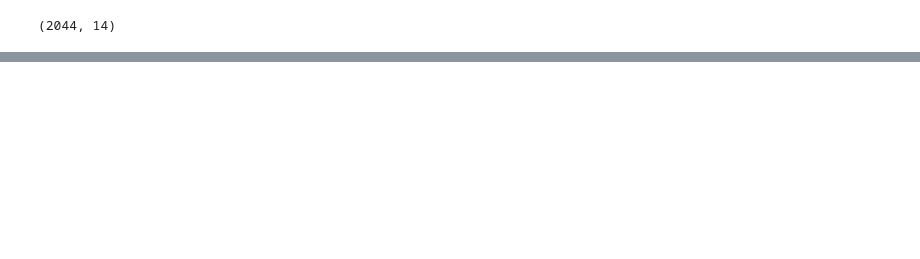
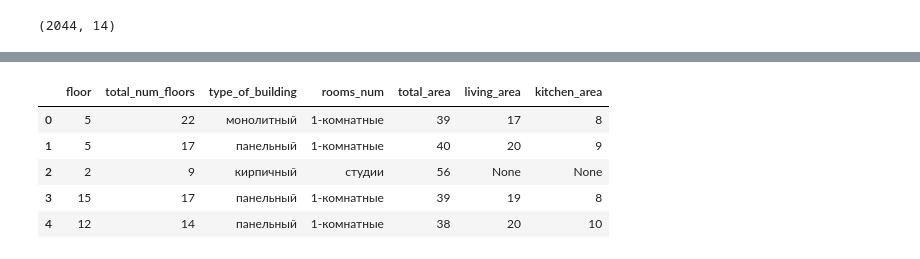
Before and after one commit to Pexincludtay/moscow_apartments, a Jupyter notebook: 1_avito_apartments.ipynb, the cells around one changed output, grey strips where cells are left out. Drawn from its saved outputs; the diff is of its cells as text; code cells hidden in the pictures; blank space fills up the shorter version.

```diff
--- a/1_avito_apartments.ipynb
+++ b/1_avito_apartments.ipynb
@@ -35,2 +107,0 @@ null_currency_index = df[df.currency.isnull() ==True].index
-# %%
-df = df.drop(null_currency_index)
@@ -51,0 +208,4 @@ df.head()
+# %%
+# Появился неизвестный столбец. Попробуемя разобраться, сколько ненулевых значений в нем содержится
+main_paramsdf=main_paramsdf.rename(columns={7:'temp'})
+main_paramsdf[main_paramsdf.temp.isnull()==False]
@@ -51,0 +215,16 @@ df.head()
+# %%
+main_paramsdf.loc[1910,'floor']=4
+main_paramsdf.loc[1910,'total_num_floors']=14
+main_paramsdf.loc[1910,'rooms_num']=1
+main_paramsdf.loc[1910,'total_area']=38
+main_paramsdf.loc[1910,'living_area']=19
+main_paramsdf.loc[1910,'kitchen_area']=8
+main_paramsdf=main_paramsdf.drop('temp',axis=1)
+main_paramsdf.head()
+# %% [output]
+|  | floor | total_num_floors | type_of_building | rooms_num | total_area | living_area | kitchen_area |
+| 0 | 5 | 22 | монолитный | 1-комнатные | 39 | 17 | 8 |
+| 1 | 5 | 17 | панельный | 1-комнатные | 40 | 20 | 9 |
+| 2 | 2 | 9 | кирпичный | студии | 56 | None | None |
+| 3 | 15 | 17 | панельный | 1-комнатные | 39 | 19 | 8 |
+| 4 | 12 | 14 | панельный | 1-комнатные | 38 | 20 | 10 |
```
Also changed, not shown: parts of 21 cells of this notebook.
